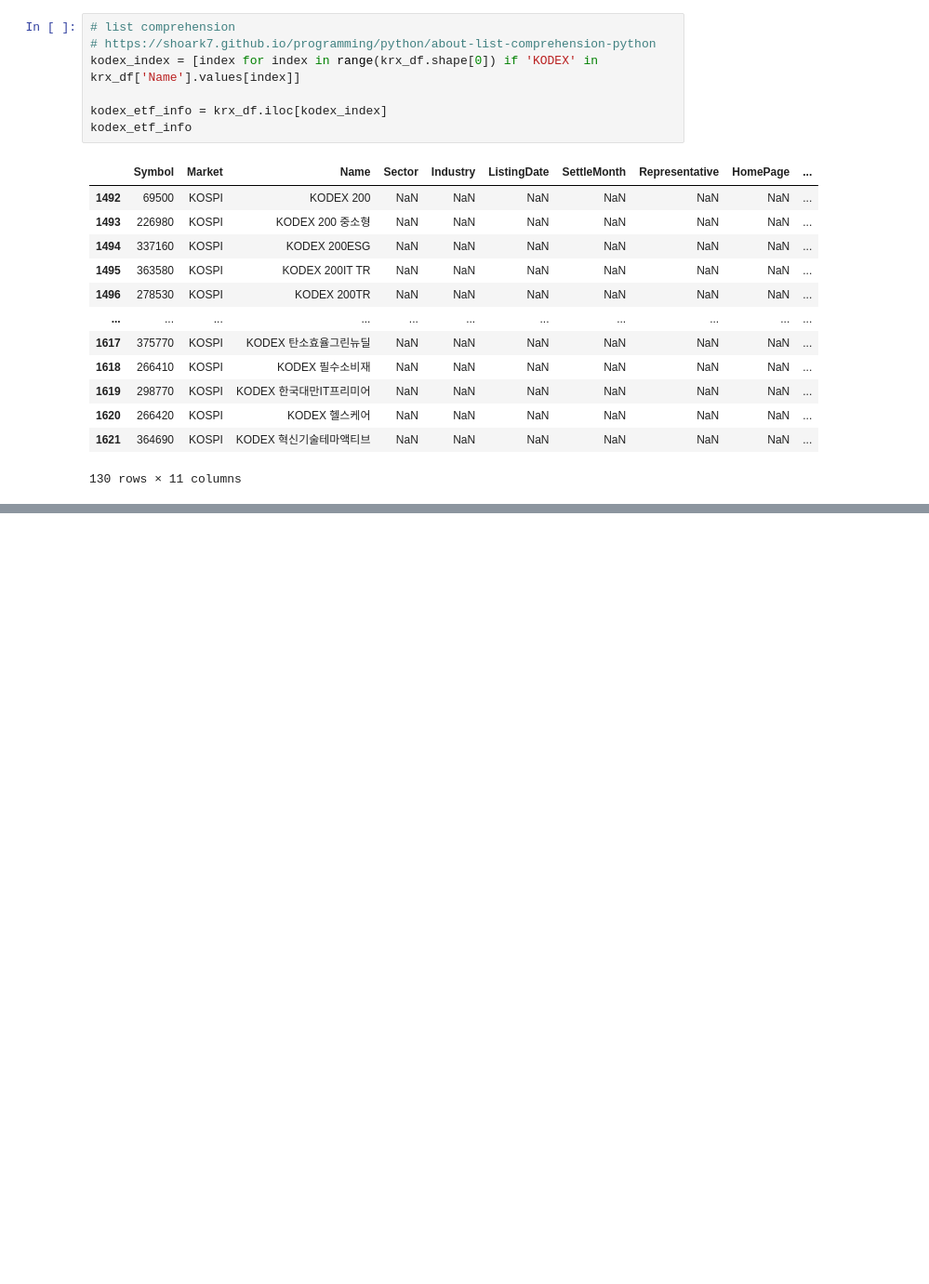
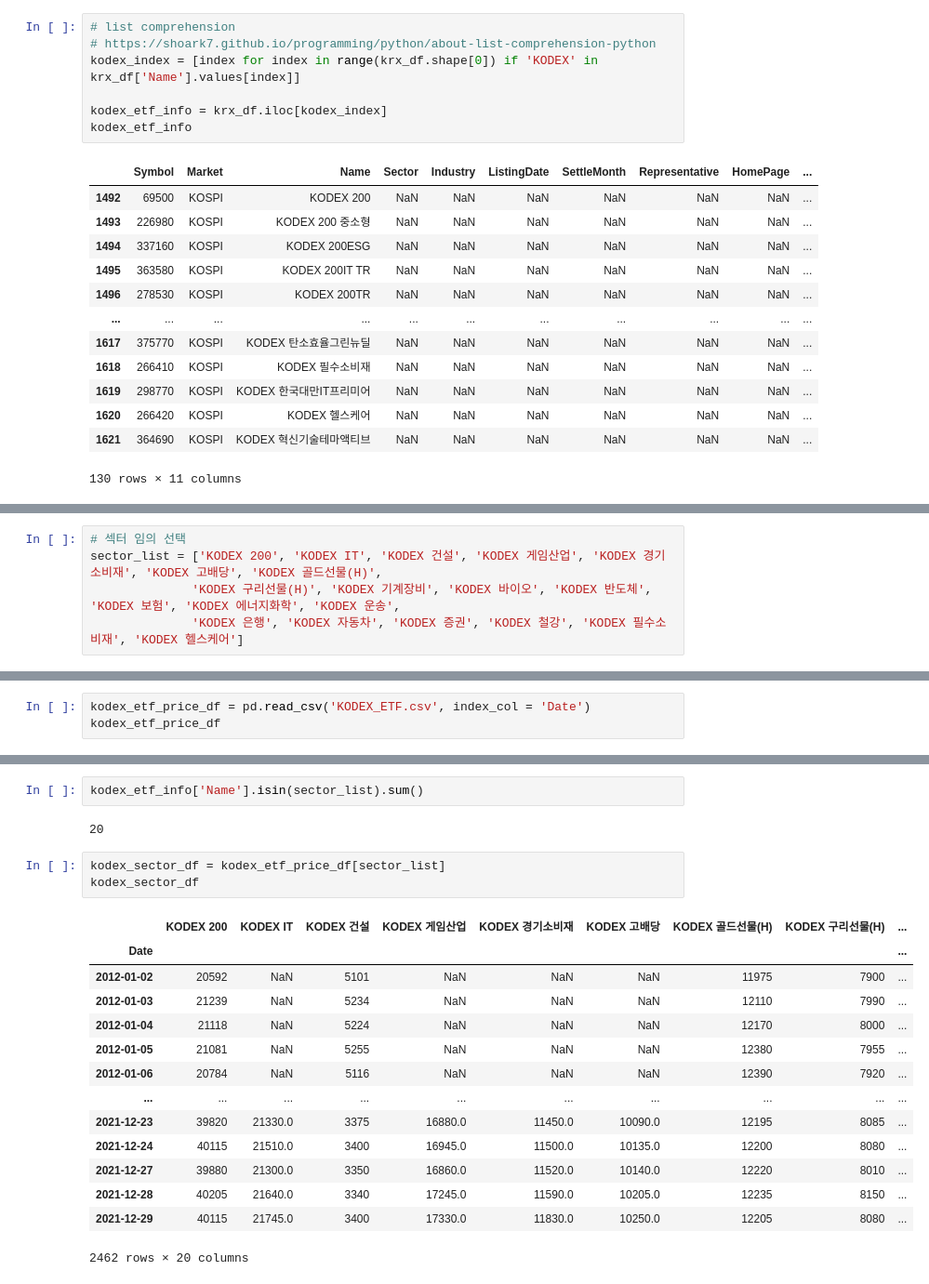
Before and after one commit to DavidEugen/study.python.start, a Jupyter notebook: pandas/06_Project.ipynb, the cells around one changed output, grey strips where cells are left out. Shown at 93% size. Saved outputs shown, nothing was run; the diff lists cells and outputs as text; blank space fills up the shorter version.

```diff
--- a/pandas/06_Project.ipynb
+++ b/pandas/06_Project.ipynb
@@ -203,0 +208,5 @@ kodex_etf_info
+# %%
+# 섹터 임의 선택
+sector_list = ['KODEX 200', 'KODEX IT', 'KODEX 건설', 'KODEX 게임산업', 'KODEX 경기소비재', 'KODEX 고배당', 'KODEX 골드선물(H)',
+              'KODEX 구리선물(H)', 'KODEX 기계장비', 'KODEX 바이오', 'KODEX 반도체', 'KODEX 보험', 'KODEX 에너지화학', 'KODEX 운송',
+              'KODEX 은행', 'KODEX 자동차', 'KODEX 증권', 'KODEX 철강', 'KODEX 필수소비재', 'KODEX 헬스케어']
@@ -203,0 +223,3 @@ kodex_etf_info
+# %%
+kodex_etf_price_df = pd.read_csv('KODEX_ETF.csv', index_col = 'Date')
+kodex_etf_price_df
@@ -203,0 +256,22 @@ kodex_etf_info
+# %%
+kodex_etf_info['Name'].isin(sector_list).sum()
+# %% [output]
+20
+# %%
+kodex_sector_df = kodex_etf_price_df[sector_list]
+kodex_sector_df
+# %% [output]
+|  | KODEX 200 | KODEX IT | KODEX 건설 | KODEX 게임산업 | KODEX 경기소비재 | KODEX 고배당 | KODEX 골드선물(H) | KODEX 구리선물(H) | ... |
+| Date |  |  |  |  |  |  |  |  | ... |
+| 2012-01-02 | 20592 | NaN | 5101 | NaN | NaN | NaN | 11975 | 7900 | ... |
+| 2012-01-03 | 21239 | NaN | 5234 | NaN | NaN | NaN | 12110 | 7990 | ... |
+| 2012-01-04 | 21118 | NaN | 5224 | NaN | NaN | NaN | 12170 | 8000 | ... |
+| 2012-01-05 | 21081 | NaN | 5255 | NaN | NaN | NaN | 12380 | 7955 | ... |
+| 2012-01-06 | 20784 | NaN | 5116 | NaN | NaN | NaN | 12390 | 7920 | ... |
+| ... | ... | ... | ... | ... | ... | ... | ... | ... | ... |
+| 2021-12-23 | 39820 | 21330.0 | 3375 | 16880.0 | 11450.0 | 10090.0 | 12195 | 8085 | ... |
+| 2021-12-24 | 40115 | 21510.0 | 3400 | 16945.0 | 11500.0 | 10135.0 | 12200 | 8080 | ... |
+| 2021-12-27 | 39880 | 21300.0 | 3350 | 16860.0 | 11520.0 | 10140.0 | 12220 | 8010 | ... |
+| 2021-12-28 | 40205 | 21640.0 | 3340 | 17245.0 | 11590.0 | 10205.0 | 12235 | 8150 | ... |
+| 2021-12-29 | 40115 | 21745.0 | 3400 | 17330.0 | 11830.0 | 10250.0 | 12205 | 8080 | ... |
+2462 rows × 20 columns
```
Also changed, not shown: parts of 9 cells of this notebook, 1 other file.
